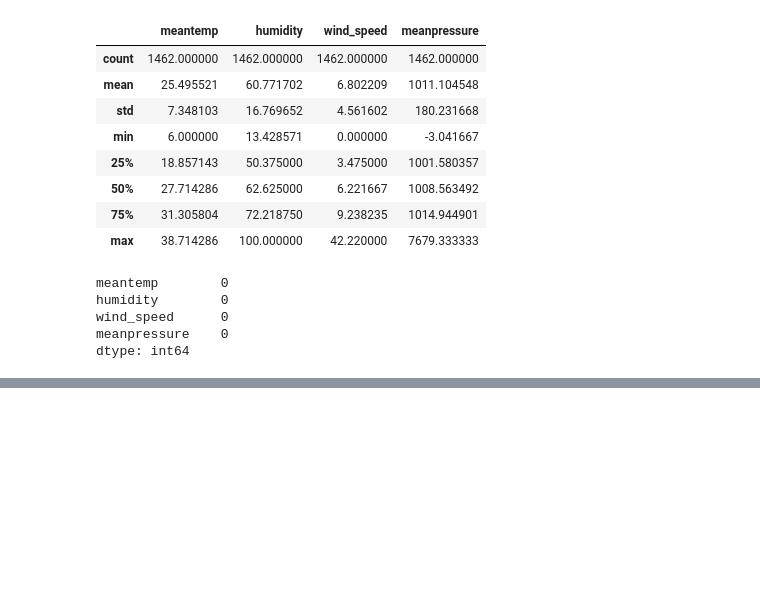
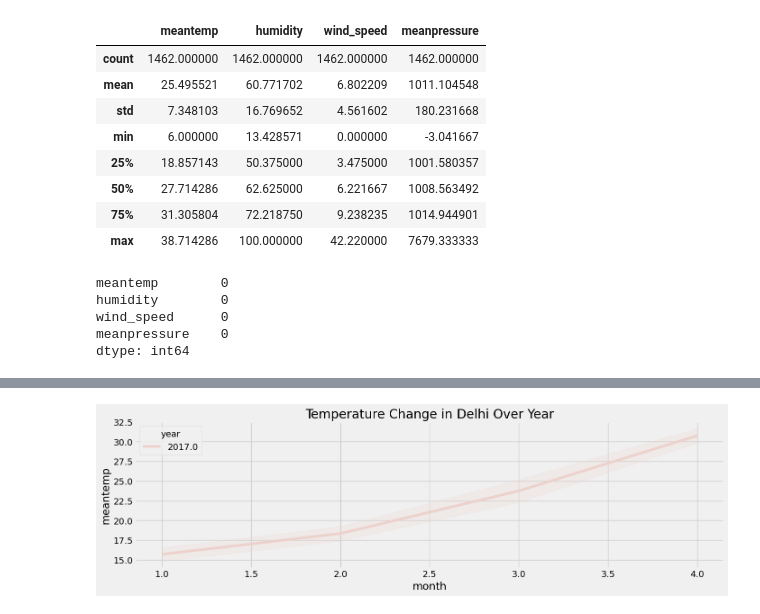
Before and after one commit to Atharvadethe/Sustainability_AI_Course_2.0, a Jupyter notebook: day-10/Rnn_2.ipynb, the cells around one changed output, grey strips where cells are left out. Drawn from its saved outputs; the diff is of its cells as text; code cells hidden in the pictures; blank space fills up the shorter version.

```diff
--- a/day-10/Rnn_2.ipynb
+++ b/day-10/Rnn_2.ipynb
@@ -146,0 +170,4 @@ sns.heatmap(corr, annot=True, cmap='coolwarm', fmt='.2f', square=True, cbar_kws=
+# %%
+#create a dataframe named climate_df
+climate_df = data[['meantemp', 'humidity', 'wind_speed', 'month', 'meanpressure', 'day', 'year']].copy()
+climate_df.head()
@@ -146,0 +187,8 @@ sns.heatmap(corr, annot=True, cmap='coolwarm', fmt='.2f', square=True, cbar_kws=
+# %%
+plt.style.use('fivethirtyeight')
+plt.figure(figsize=(15, 4))
+plt.title("Temperature Change in Delhi Over Year")
+sns.lineplot(climate_df, x = 'month', y = 'meantemp', hue='year')
+plt.show()
+# %% [output]
+[figure, added]
```
Also changed, not shown: parts of 9 cells of this notebook, 2 other files.
